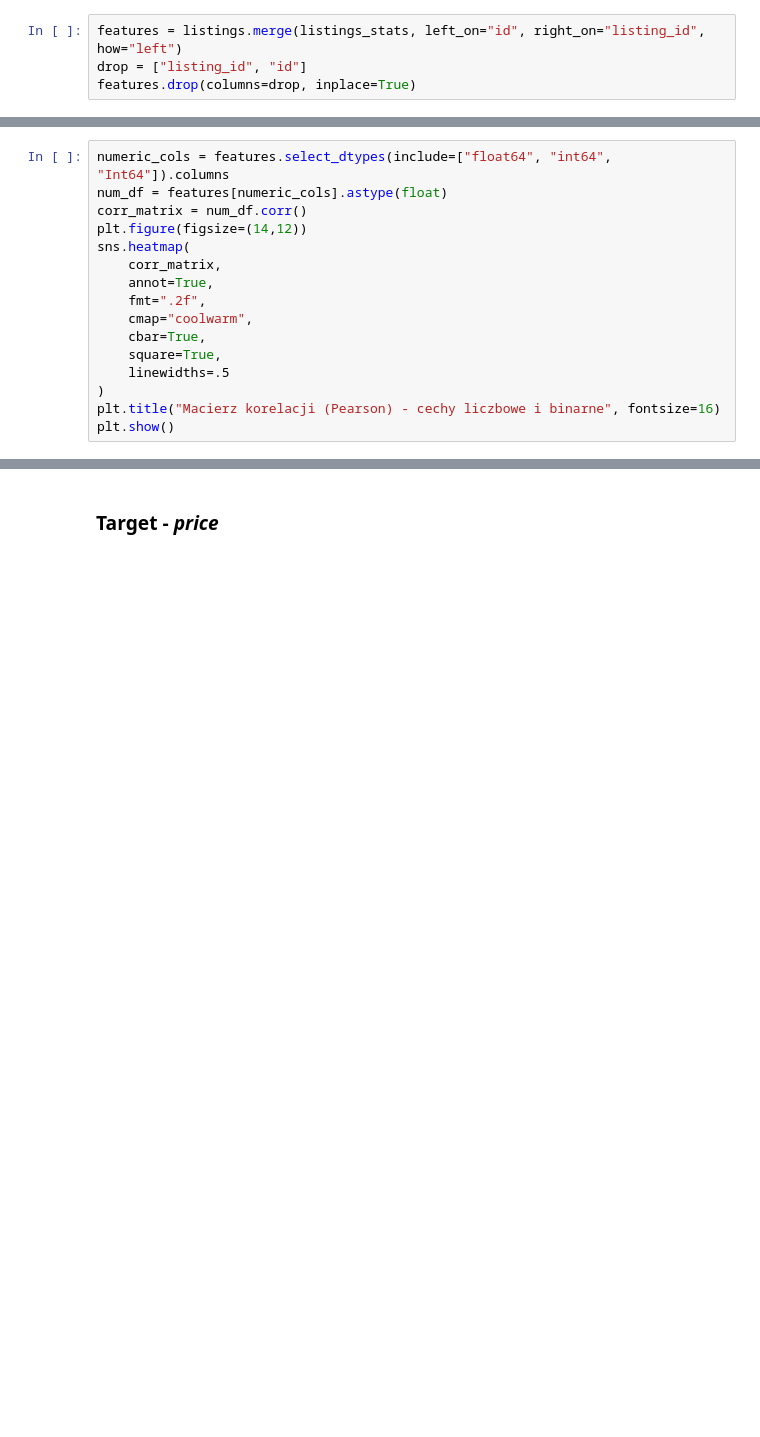
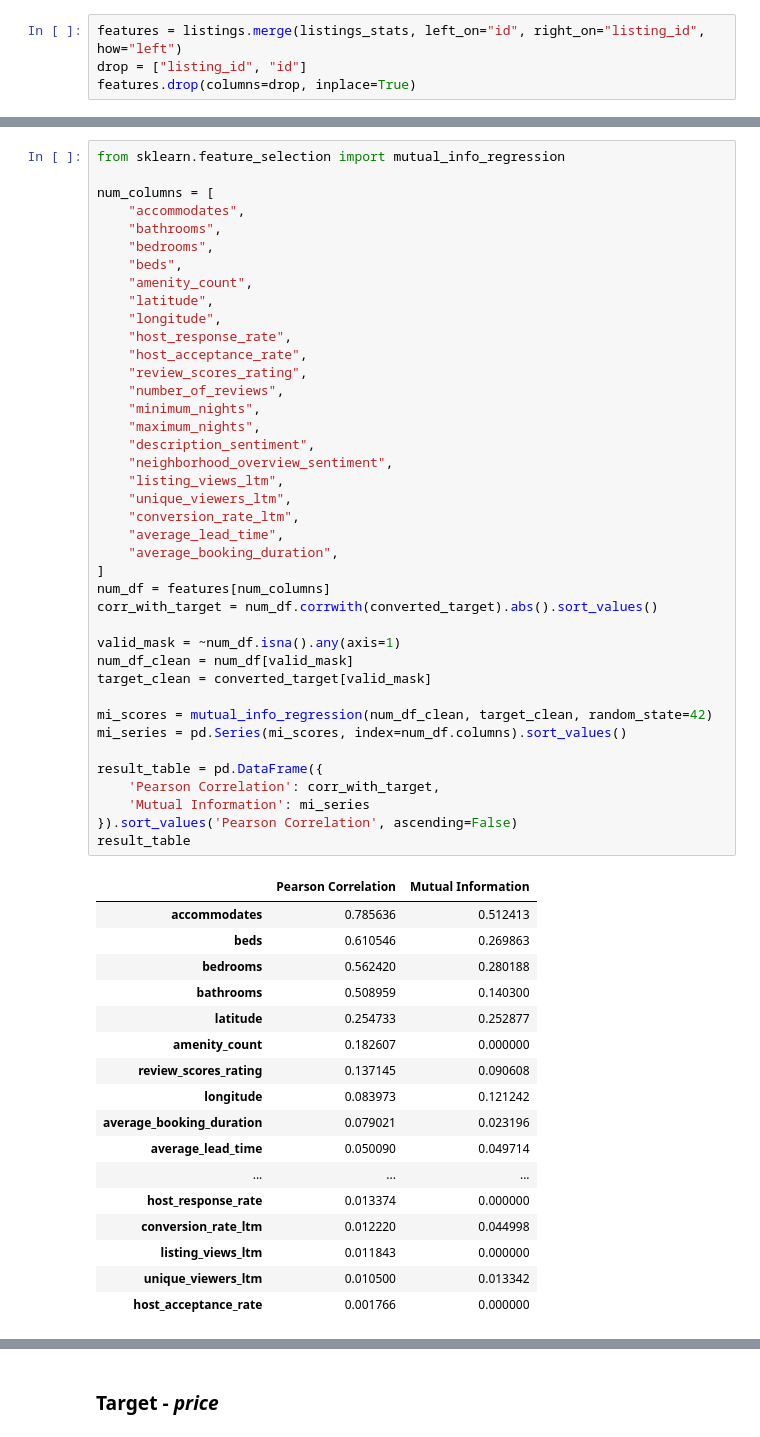
Before and after one commit to susek555/IUM, a Jupyter notebook: notebooks/preprocessing_01.ipynb, the cells around one changed output, grey strips where cells are left out. Drawn from its saved outputs; the diff is of its cells as text; blank space fills up the shorter version.

```diff
--- a/notebooks/preprocessing_01.ipynb
+++ b/notebooks/preprocessing_01.ipynb
@@ -316,16 +655,58 @@ features.info()
 # %%
-numeric_cols = features.select_dtypes(include=["float64", "int64", "Int64"]).columns
-num_df = features[numeric_cols].astype(float)
-corr_matrix = num_df.corr()
-plt.figure(figsize=(14,12))
-sns.heatmap(
-    corr_matrix,
-    annot=True,
-    fmt=".2f",
-    cmap="coolwarm",
-    cbar=True,
-    square=True,
-    linewidths=.5
-)
-plt.title("Macierz korelacji (Pearson) - cechy liczbowe i binarne", fontsize=16)
-plt.show()
+from sklearn.feature_selection import mutual_info_regression
+
+num_columns = [
+    "accommodates",
+    "bathrooms",
+    "bedrooms",
+    "beds",
+    "amenity_count",
+    "latitude",
+    "longitude",
+    "host_response_rate",
+    "host_acceptance_rate",
+    "review_scores_rating",
+    "number_of_reviews",
+    "minimum_nights",
+    "maximum_nights",
+    "description_sentiment",
+    "neighborhood_overview_sentiment",
+    "listing_views_ltm",
+    "unique_viewers_ltm",
+    "conversion_rate_ltm",
+    "average_lead_time",
+    "average_booking_duration",
+]
+num_df = features[num_columns]
+corr_with_target = num_df.corrwith(converted_target).abs().sort_values()
+
+valid_mask = ~num_df.isna().any(axis=1)
+num_df_clean = num_df[valid_mask]
+target_clean = converted_target[valid_mask]
+
+mi_scores = mutual_info_regression(num_df_clean, target_clean, random_state=42)
+mi_series = pd.Series(mi_scores, index=num_df.columns).sort_values()
+
+result_table = pd.DataFrame({
+    'Pearson Correlation': corr_with_target,
+    'Mutual Information': mi_series
+}).sort_values('Pearson Correlation', ascending=False)
+result_table
+# %% [output]
+|  | Pearson Correlation | Mutual Information |
+| accommodates | 0.785636 | 0.512413 |
+| beds | 0.610546 | 0.269863 |
+| bedrooms | 0.562420 | 0.280188 |
+| bathrooms | 0.508959 | 0.140300 |
+| latitude | 0.254733 | 0.252877 |
+| amenity_count | 0.182607 | 0.000000 |
+| review_scores_rating | 0.137145 | 0.090608 |
+| longitude | 0.083973 | 0.121242 |
+| average_booking_duration | 0.079021 | 0.023196 |
+| average_lead_time | 0.050090 | 0.049714 |
+| ... | ... | ... |
+| host_response_rate | 0.013374 | 0.000000 |
+| conversion_rate_ltm | 0.012220 | 0.044998 |
+| listing_views_ltm | 0.011843 | 0.000000 |
+| unique_viewers_ltm | 0.010500 | 0.013342 |
+| host_acceptance_rate | 0.001766 | 0.000000 |
```
Also changed, not shown: parts of 64 cells of this notebook, 2 other files.
